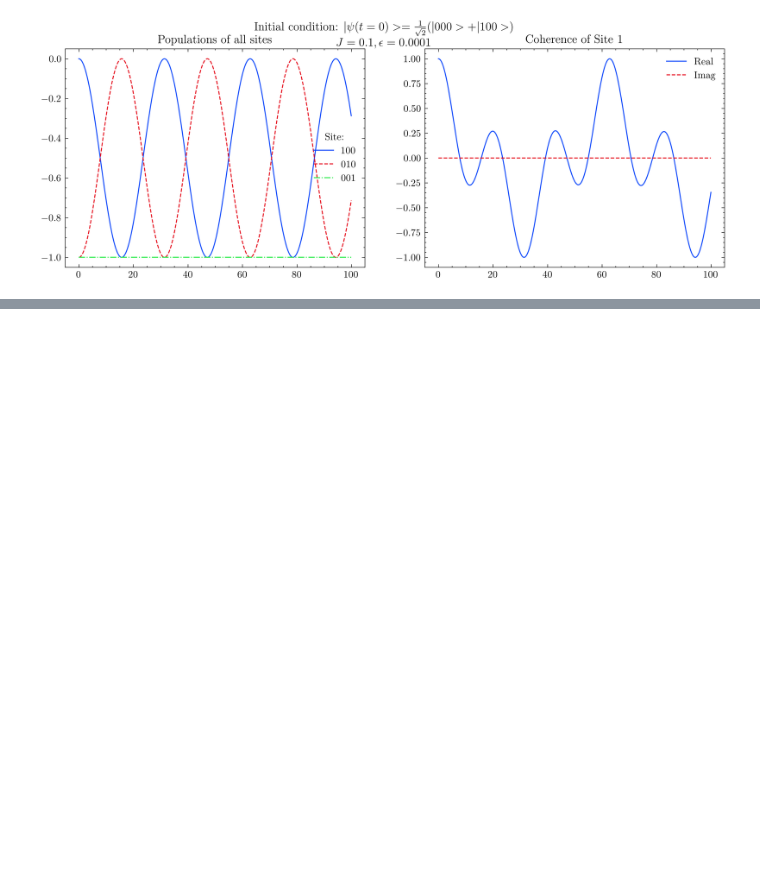
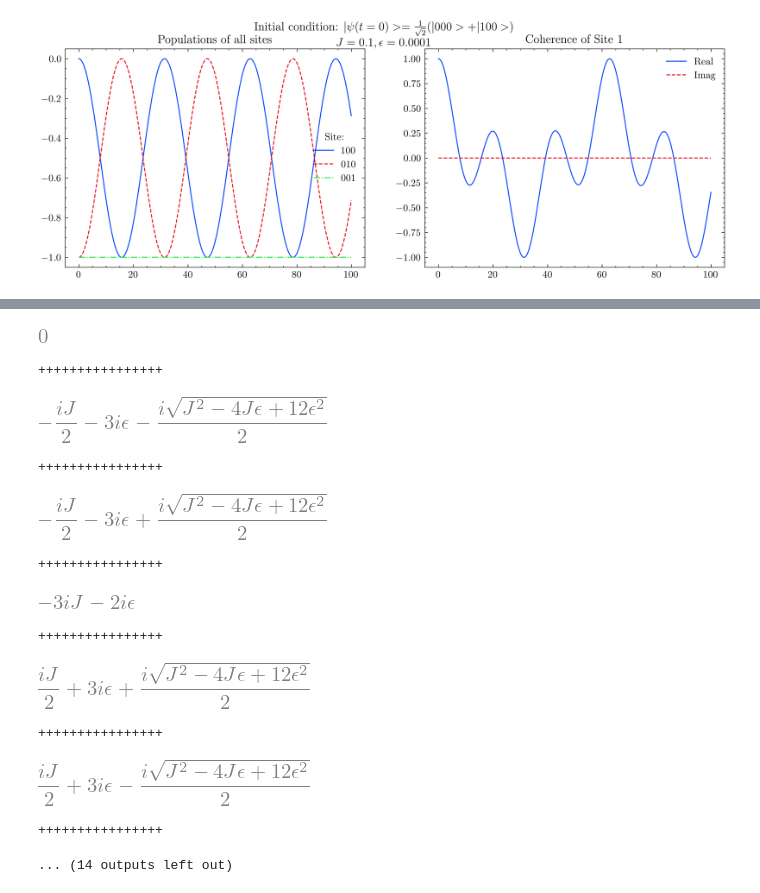
Before and after one commit to kiwipretzel/nserc-2026, a Jupyter notebook: [3.5] [three-site (degenerate), two-body, symmetric epsilon's, NO dephasing, unitary dynamics]/[3.5.0] [unitary dynamics] [june 19].ipynb, the cells around one changed output, grey strips where cells are left out. Saved outputs shown, nothing was run; the diff lists cells and outputs as text; code cells hidden in the pictures; blank space fills up the shorter version.

```diff
--- a/[3.5] [three-site (degenerate), two-body, symmetric epsilon's, NO dephasing, unitary dynamics]/[3.5.0] [unitary dynamics] [june 19].ipynb
+++ b/[3.5] [three-site (degenerate), two-body, symmetric epsilon's, NO dephasing, unitary dynamics]/[3.5.0] [unitary dynamics] [june 19].ipynb
@@ -159,0 +191,18 @@ fig.savefig("initially in superposition.pdf")
+# %%
+for val in evals:
+    display(val)
+    print("++++++++++++++++")
+# %% [output]
+[figure, added]
+++++++++++++++++
+[figure, added]
+++++++++++++++++
+[figure, added]
+++++++++++++++++
+[figure, added]
+++++++++++++++++
+[figure, added]
+++++++++++++++++
+[figure, added]
+++++++++++++++++
+... (14 outputs left out)
```
Also changed, not shown: parts of 7 cells of this notebook.
